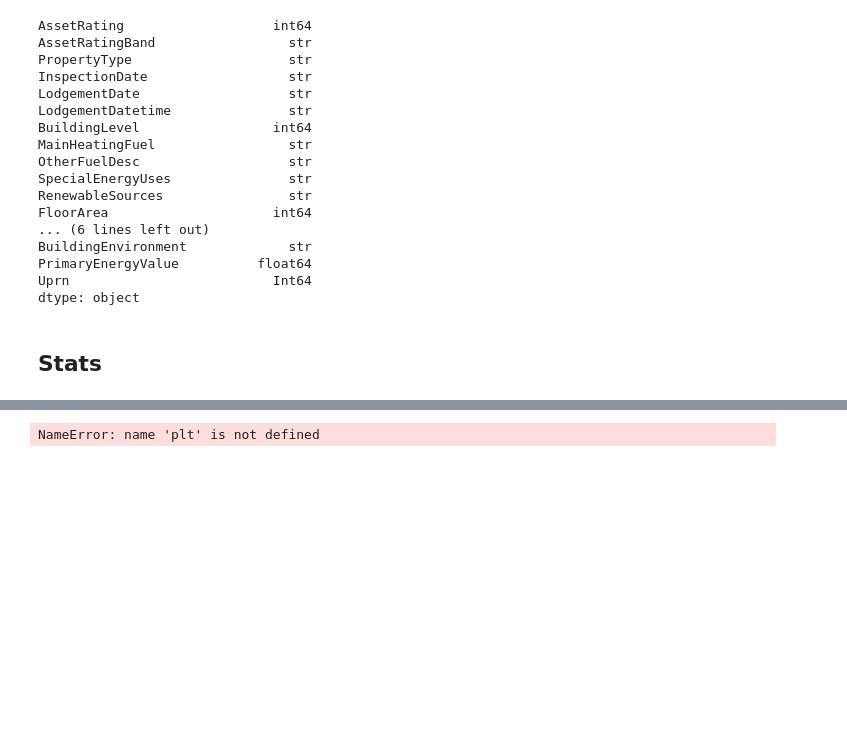
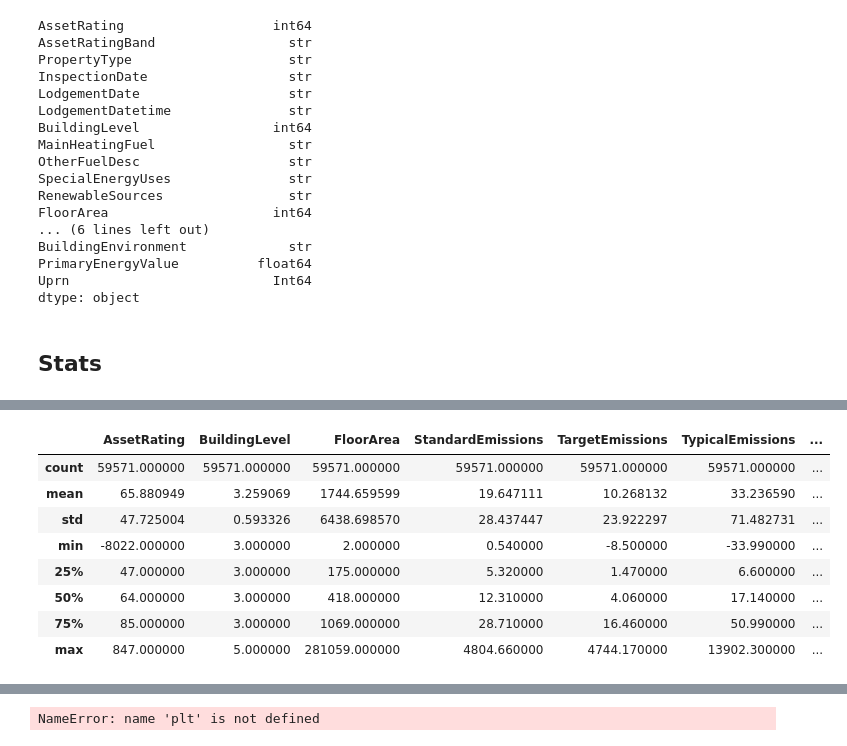
Before and after one commit to iaspidem/epc-learn, a Jupyter notebook: preprocess.ipynb, the cells around one changed output, grey strips where cells are left out. Drawn from its saved outputs; the diff is of its cells as text; code cells hidden in the pictures; blank space fills up the shorter version.

```diff
--- a/preprocess.ipynb
+++ b/preprocess.ipynb
@@ -336,0 +362,12 @@ type_restaurant = df_nd.iloc[df_nd["PropertyType"]=="Restaurants and Cafes/Drink
+# %%
+type_storage.describe()
+# %% [output]
+|  | AssetRating | BuildingLevel | FloorArea | StandardEmissions | TargetEmissions | TypicalEmissions | ... |
+| count | 59571.000000 | 59571.000000 | 59571.000000 | 59571.000000 | 59571.000000 | 59571.000000 | ... |
+| mean | 65.880949 | 3.259069 | 1744.659599 | 19.647111 | 10.268132 | 33.236590 | ... |
+| std | 47.725004 | 0.593326 | 6438.698570 | 28.437447 | 23.922297 | 71.482731 | ... |
+| min | -8022.000000 | 3.000000 | 2.000000 | 0.540000 | -8.500000 | -33.990000 | ... |
+| 25% | 47.000000 | 3.000000 | 175.000000 | 5.320000 | 1.470000 | 6.600000 | ... |
+| 50% | 64.000000 | 3.000000 | 418.000000 | 12.310000 | 4.060000 | 17.140000 | ... |
+| 75% | 85.000000 | 3.000000 | 1069.000000 | 28.710000 | 16.460000 | 50.990000 | ... |
+| max | 847.000000 | 5.000000 | 281059.000000 | 4804.660000 | 4744.170000 | 13902.300000 | ... |
```
Also changed, not shown: parts of 10 cells of this notebook.
